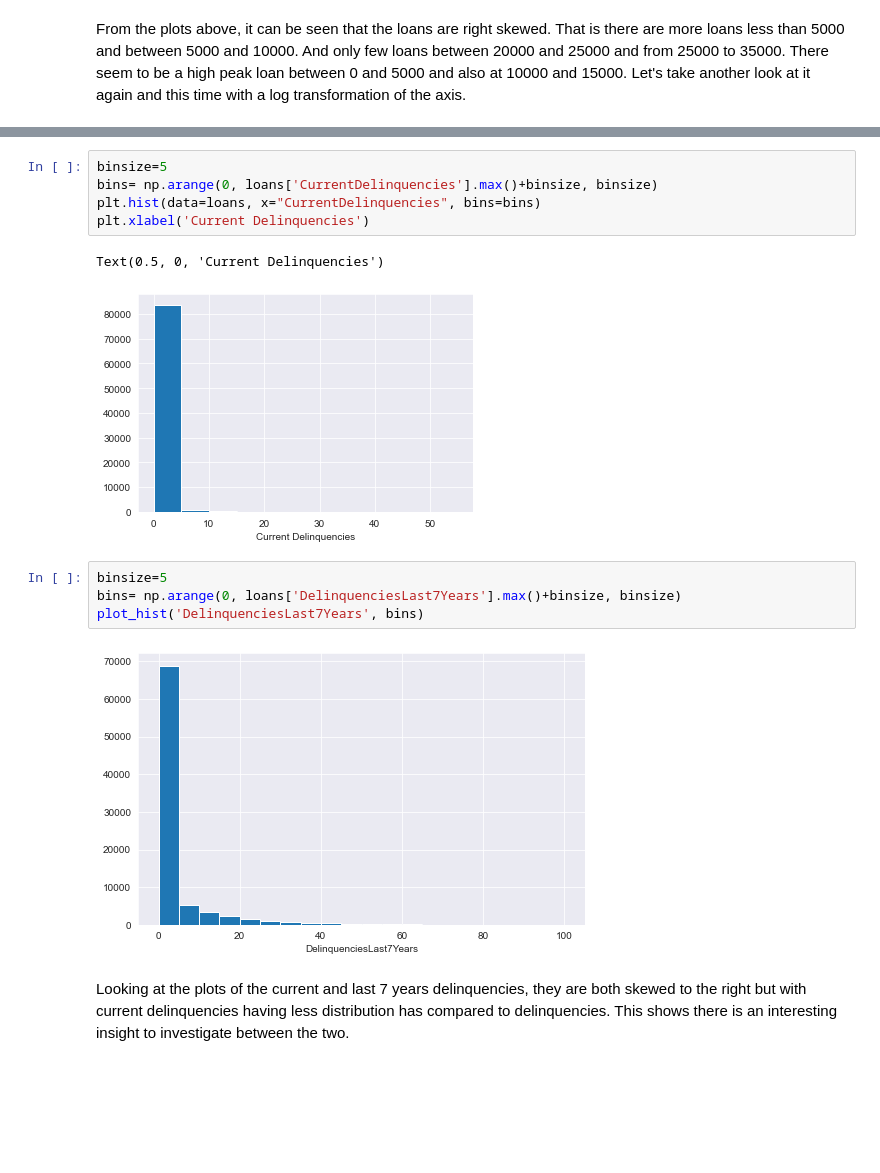
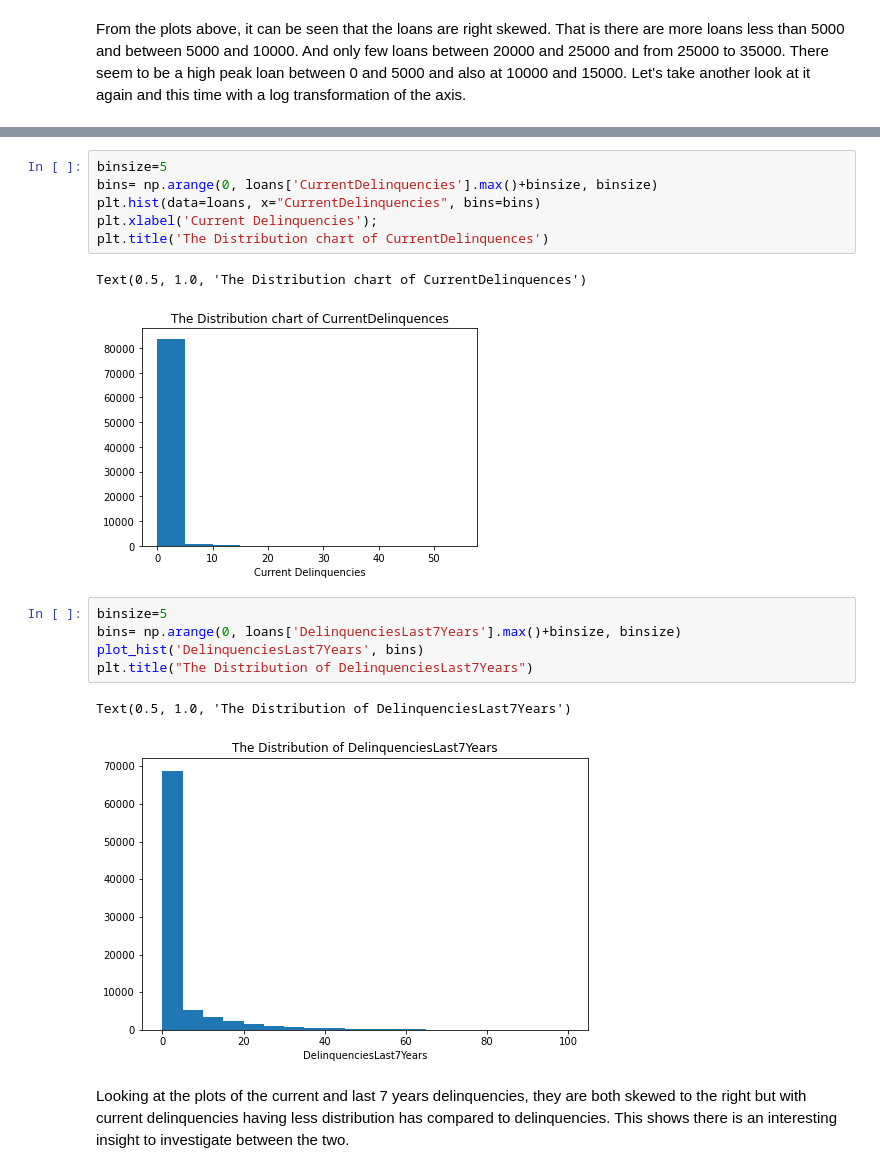
Before and after one commit to johnny177/Udacity-DAND_project3, a Jupyter notebook: Part_I_ProsperLoan_Exploration.ipynb, the cells around one changed output, grey strips where cells are left out. Drawn from its saved outputs; the diff is of its cells as text; blank space fills up the shorter version.

```diff
--- a/Part_I_ProsperLoan_Exploration.ipynb
+++ b/Part_I_ProsperLoan_Exploration.ipynb
@@ -238,17 +242,20 @@ plot_hist("LoanOriginalAmount",bins)
 # %%
 binsize=5
 bins= np.arange(0, loans['CurrentDelinquencies'].max()+binsize, binsize)
 plt.hist(data=loans, x="CurrentDelinquencies", bins=bins)
-plt.xlabel('Current Delinquencies')
+plt.xlabel('Current Delinquencies');
+plt.title('The Distribution chart of CurrentDelinquences')
 # %% [output]
-Text(0.5, 0, 'Current Delinquencies')
+Text(0.5, 1.0, 'The Distribution chart of CurrentDelinquences')
-[figure, old version]
+[figure, new version]
 # %%
 binsize=5
 bins= np.arange(0, loans['DelinquenciesLast7Years'].max()+binsize, binsize)
 plot_hist('DelinquenciesLast7Years', bins)
+plt.title("The Distribution of DelinquenciesLast7Years")
 # %% [output]
+Text(0.5, 1.0, 'The Distribution of DelinquenciesLast7Years')
-[figure, old version]
+[figure, new version]
 # %% [markdown]
 Looking at the plots of the current and last 7 years delinquencies, they are both skewed to the right but with current delinquencies having less distribution has compared to delinquencies. This shows there is an interesting insight to investigate between the two.
 # %%
```
Also changed, not shown: parts of 40 cells of this notebook, 1 other file.
